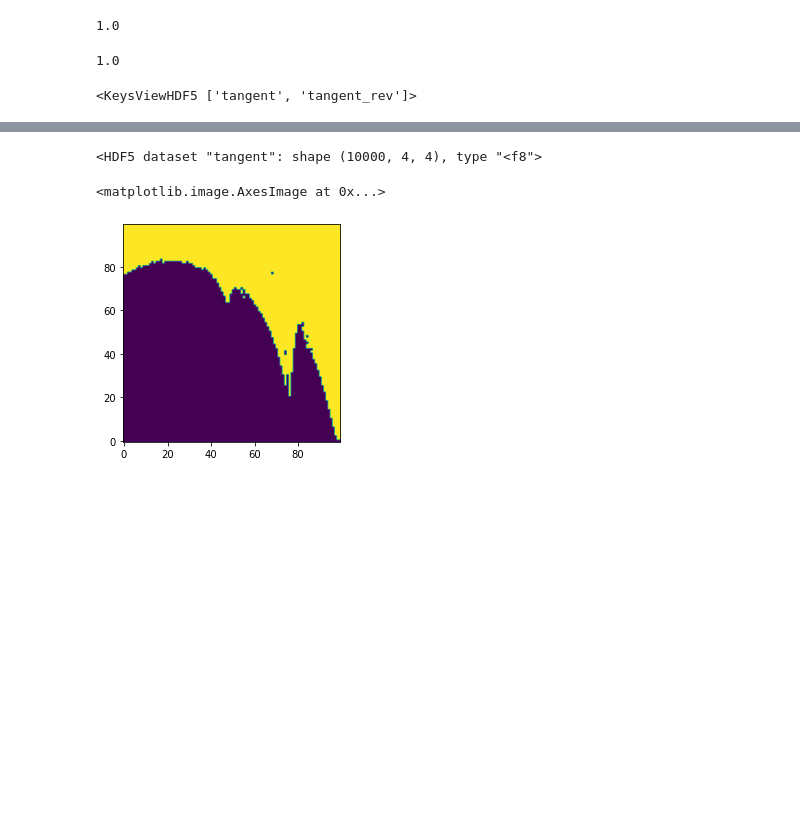
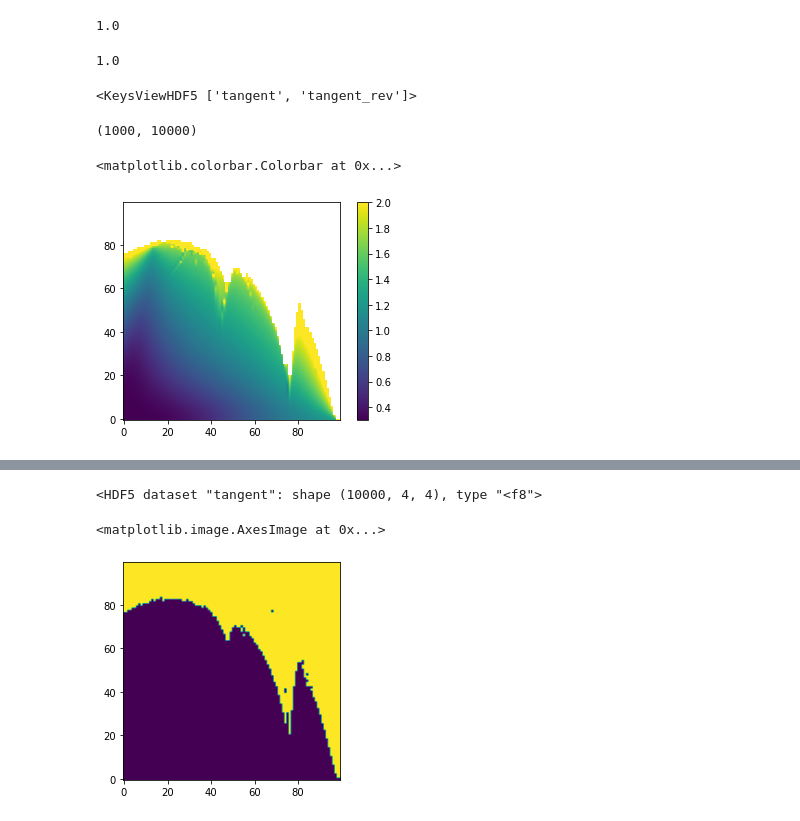
Before and after one commit to carlidel/tangent_map, a Jupyter notebook: tests.ipynb, the cells around one changed output, grey strips where cells are left out. Saved outputs shown, nothing was run; the diff lists cells and outputs as text; code cells hidden in the pictures; blank space fills up the shorter version.

```diff
--- a/tests.ipynb
+++ b/tests.ipynb
@@ -239,3 +239,25 @@ f = h5py.File("/home/HPC/camontan/turchetti_paper/output/lyap_error.h5", "r")
 f["999"].keys()
 # %% [output]
 <KeysViewHDF5 ['tangent', 'tangent_rev']>
+# %%
+le_value_list = []
+for i in range(1000):
+    if i == 0:
+        matrices = f[f"{i}/tangent"][:]
+    else:
+        matrices = f[f"{i}/tangent"][:]@matrices
+    le_value = (np.sqrt(np.trace(matrices @ np.transpose(matrices, axes=[0,2,1]), axis1=1, axis2=2)))
+    le_value_list.append(le_value)
+# %%
+le_value_list = np.array(le_value_list)
+le_value_list.shape
+# %% [output]
+(1000, 10000)
+# %%
+y_middle = []
+for i in range(1, 1000):
+    val = np.log10(le_value_list[i]/le_value_list[i-1]) * i
+    if i == 1:
+        y_middle.append(val)
+    else:
+        y_middle.append(y_middle[-1] + val)
@@ -241,0 +266,11 @@ f["999"].keys()
+# %%
+y_vals = []
+for i in range(1, 1000):
+    y_vals.append(np.mean(le_value_list[:i], axis=0))
+y_vals = np.array(y_vals)
+# %%
+plt.imshow(np.log10(y_vals[-1]).reshape(100, 100), origin="lower", vmax=2)
+plt.colorbar()
+# %% [output]
+<matplotlib.colorbar.Colorbar at 0x...>
+[figure, added]
```
Also changed, not shown: parts of 6 cells of this notebook, 13 other files.
